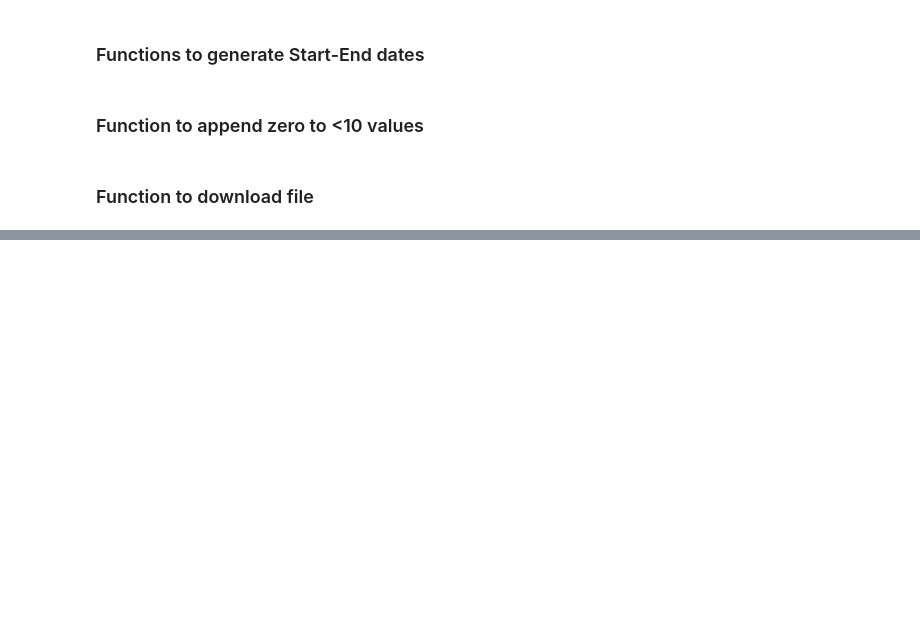
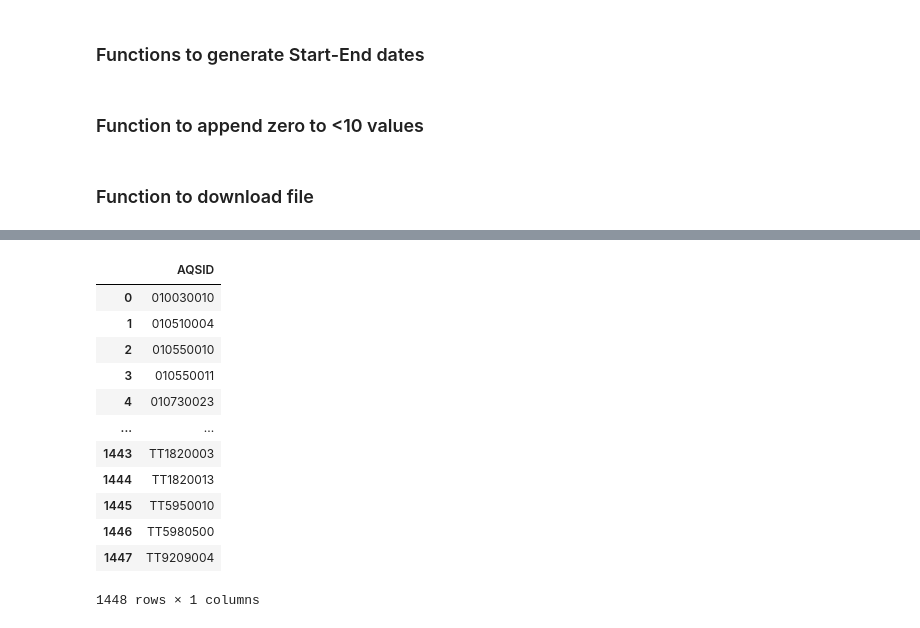
Before and after one commit to Charan-Patnaik/Aircast, a Jupyter notebook: ML/data_extraction.ipynb, the cells around one changed output, grey strips where cells are left out. Cells and saved outputs as stored; diff of their text form; code cells hidden in the pictures; blank space fills up the shorter version.

```diff
--- a/ML/data_extraction.ipynb
+++ b/ML/data_extraction.ipynb
@@ -184,0 +188,19 @@ new_df[new_df['AQSID']=='000010601']
+# %%
+stations_only_with_param = pd.read_csv('../backend/station_with_params.csv')
+stations_only_with_param.drop(['Unnamed: 0.1', 'Unnamed: 0', 'Latitude', 'Longitude', 'CountyName', 'parameter name', 'SiteName'], axis=1, inplace=True)
+
+stations_only_with_param
+# %% [output]
+|  | AQSID |
+| 0 | 010030010 |
+| 1 | 010510004 |
+| 2 | 010550010 |
+| 3 | 010550011 |
+| 4 | 010730023 |
+| ... | ... |
+| 1443 | TT1820003 |
+| 1444 | TT1820013 |
+| 1445 | TT5950010 |
+| 1446 | TT5980500 |
+| 1447 | TT9209004 |
+1448 rows × 1 columns
```
Also changed, not shown: parts of 26 cells of this notebook, 3 other files.
